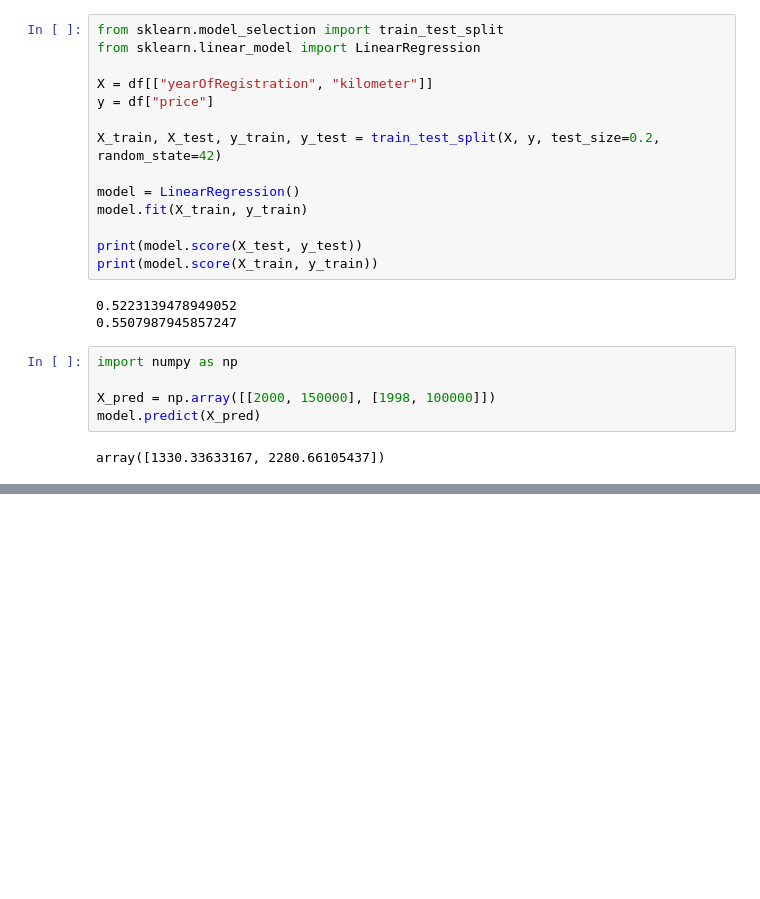
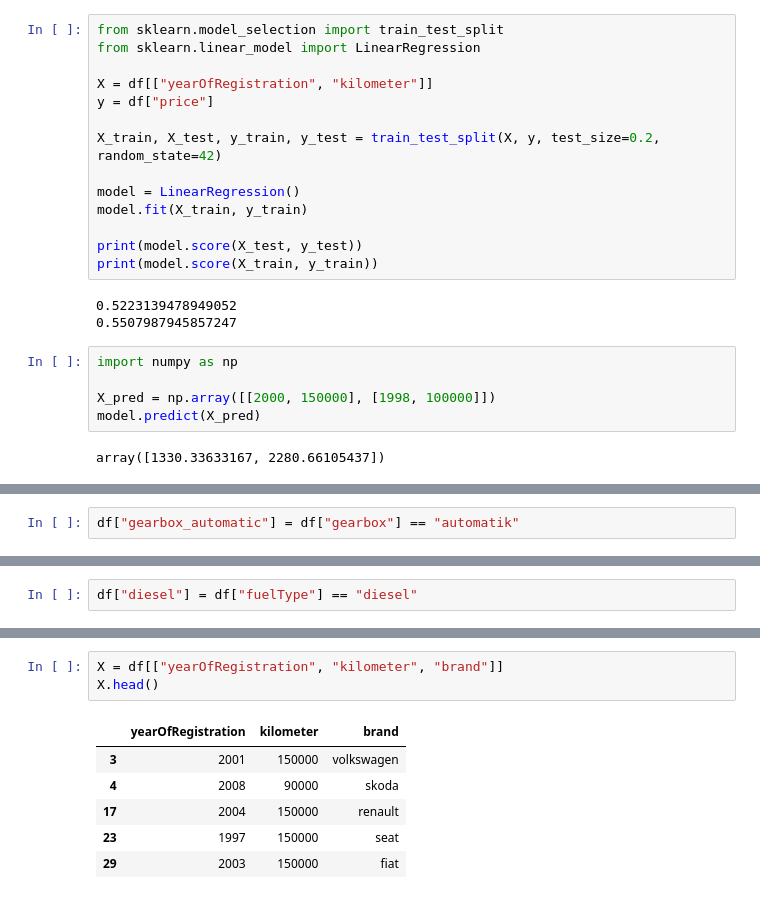
Before and after one commit to sven-olding/python-datascience-notebooks, a Jupyter notebook: one_hot_encoding_cars_project.ipynb, the cells around one changed output, grey strips where cells are left out. Saved outputs shown, nothing was run; the diff lists cells and outputs as text; blank space fills up the shorter version.

```diff
--- a/one_hot_encoding_cars_project.ipynb
+++ b/one_hot_encoding_cars_project.ipynb
@@ -88,0 +110,2 @@ array([1330.33633167, 2280.66105437])
+# %%
+df["gearbox_automatic"] = df["gearbox"] == "automatik"
@@ -88,0 +136,2 @@ array([1330.33633167, 2280.66105437])
+# %%
+df["diesel"] = df["fuelType"] == "diesel"
@@ -88,0 +181,10 @@ array([1330.33633167, 2280.66105437])
+# %%
+X = df[["yearOfRegistration", "kilometer", "brand"]]
+X.head()
+# %% [output]
+|  | yearOfRegistration | kilometer | brand |
+| 3 | 2001 | 150000 | volkswagen |
+| 4 | 2008 | 90000 | skoda |
+| 17 | 2004 | 150000 | renault |
+| 23 | 1997 | 150000 | seat |
+| 29 | 2003 | 150000 | fiat |
```
Also changed, not shown: parts of 12 cells of this notebook.
